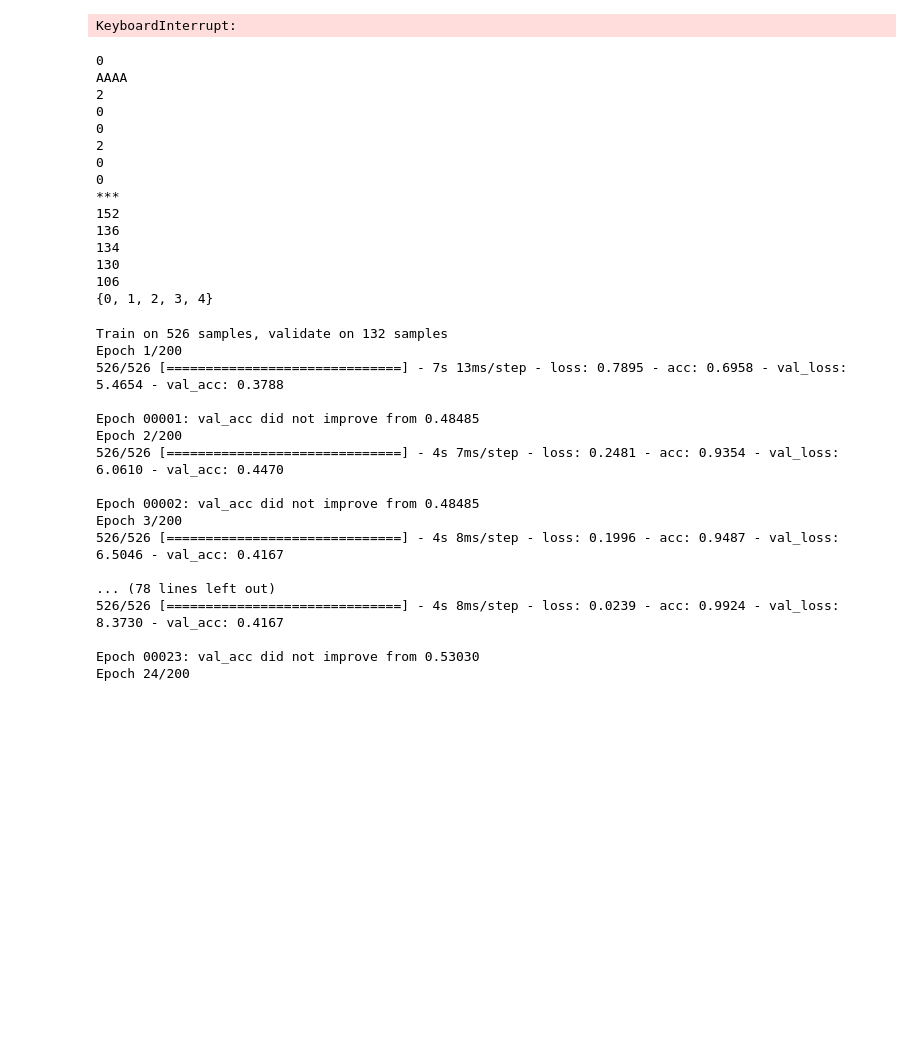
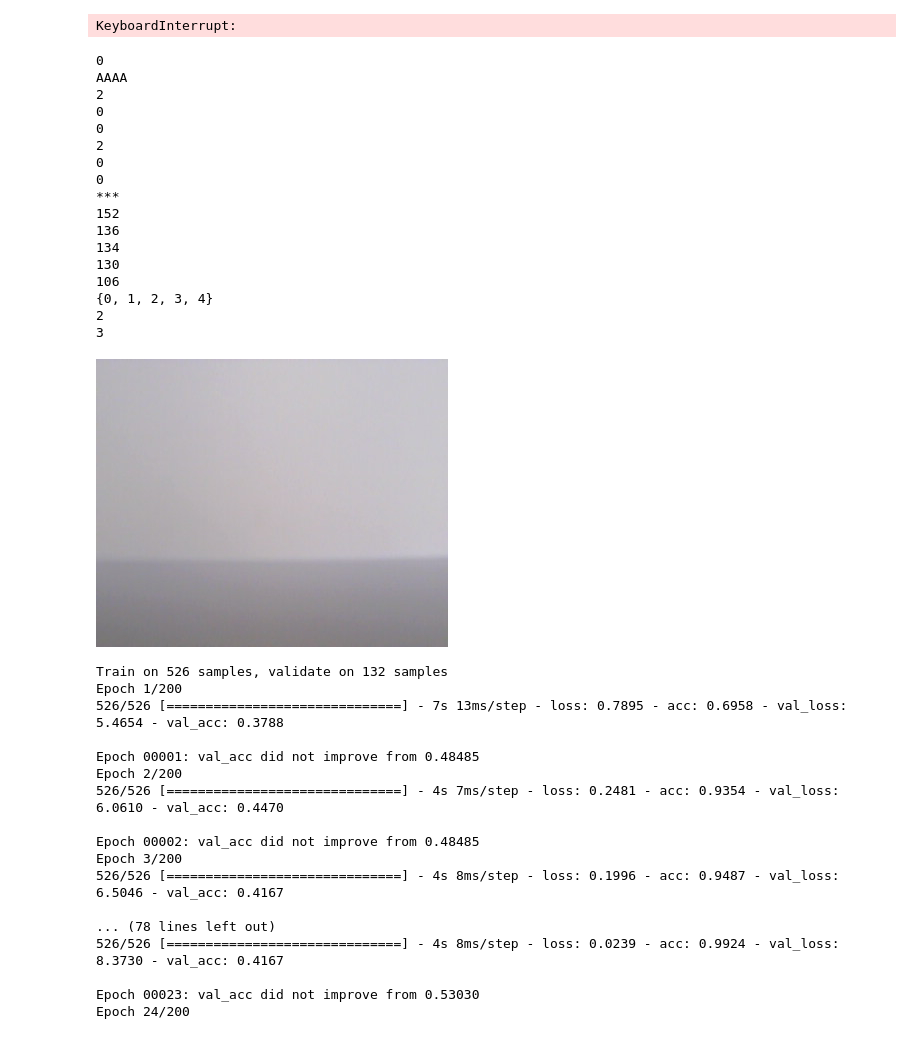
Before and after one commit to ryzheboka/Seminarkurs, a Jupyter notebook: image_processing/Train.ipynb, the cells around one changed output. Saved outputs shown, nothing was run; the diff lists cells and outputs as text; code cells hidden in the pictures; blank space fills up the shorter version.

```diff
--- a/image_processing/Train.ipynb
+++ b/image_processing/Train.ipynb
@@ -104,33 +104,39 @@ print(true_l.count(2))
 print(true_l.count(3))
 print(true_l.count(4))
 
 print("***")
 
 #print(true_l[0])
 #print(false_l[0])
 #Image.fromarray(np.array(data_e[0], dtype=np.uint8))
 print(list(labels).count(0))
 print(list(labels).count(1))
 print(list(labels).count(2))
 print(list(labels).count(3))
 print(list(labels).count(4))
 print(set(list(predictions)))
+print(true_l[1])
+print(false_l[1])
+Image.fromarray(np.array(data_e[1], dtype=np.uint8))
 # %% [output]
 0
 AAAA
 2
 0
 0
 2
 0
 0
 ***
 152
 136
 134
 130
 106
 {0, 1, 2, 3, 4}
+2
+3
+[figure, added]
 # %%
 model.load_weights("data/model/116/weights-improvement-02-0.32.hdf5")
 # %%
```
Also changed, not shown: 2 other files.
